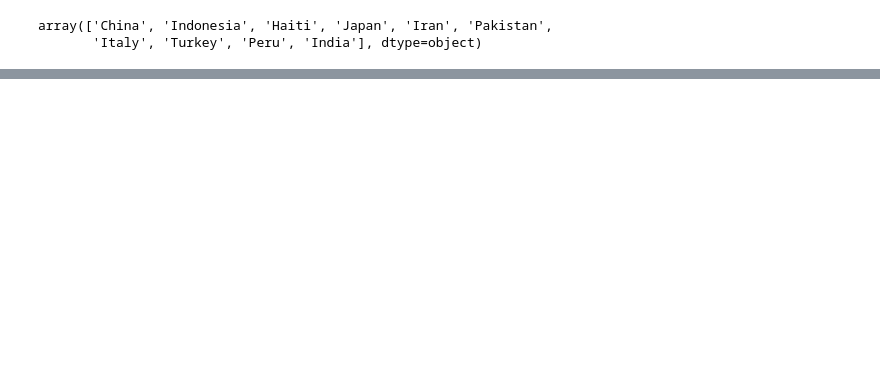
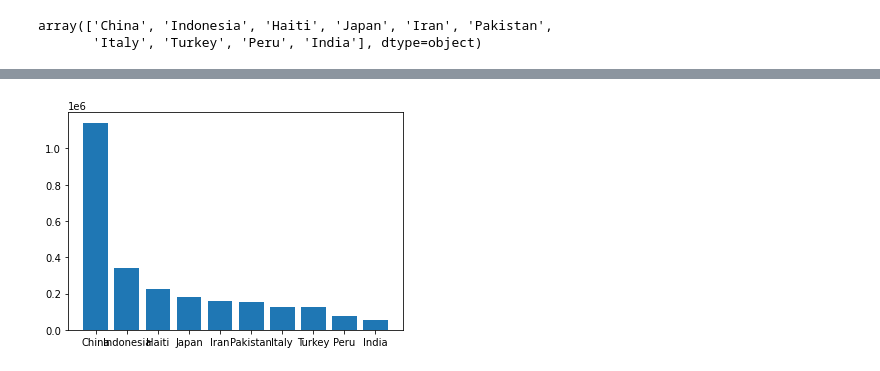
Before and after one commit to nss-data-science-cohort-4/dq3-earthquakes-down-to-earth, a Jupyter notebook: pt1analysis.ipynb, the cells around one changed output, grey strips where cells are left out. Saved outputs shown, nothing was run; the diff lists cells and outputs as text; code cells hidden in the pictures; blank space fills up the shorter version.

```diff
--- a/pt1analysis.ipynb
+++ b/pt1analysis.ipynb
@@ -71,0 +104,4 @@ array(['Samoa', 'Mongolia', 'Solomon Islands',
+# %%
+deadly_bar = plt.bar(x=top_10_deadly['Present-day country and link to Wikipedia article'], height=top_10_deadly['Deaths']);
+# %% [output]
+[figure, added]
```
Also changed, not shown: parts of 17 cells of this notebook.
